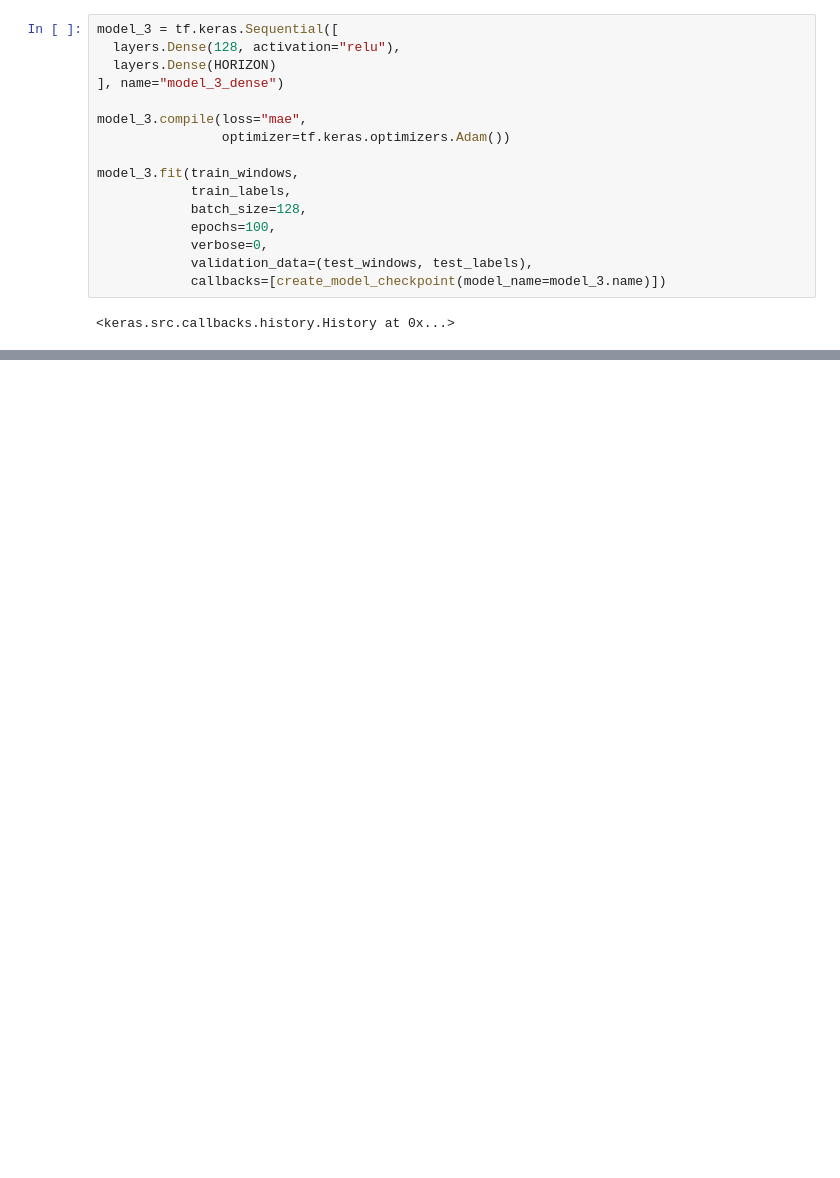
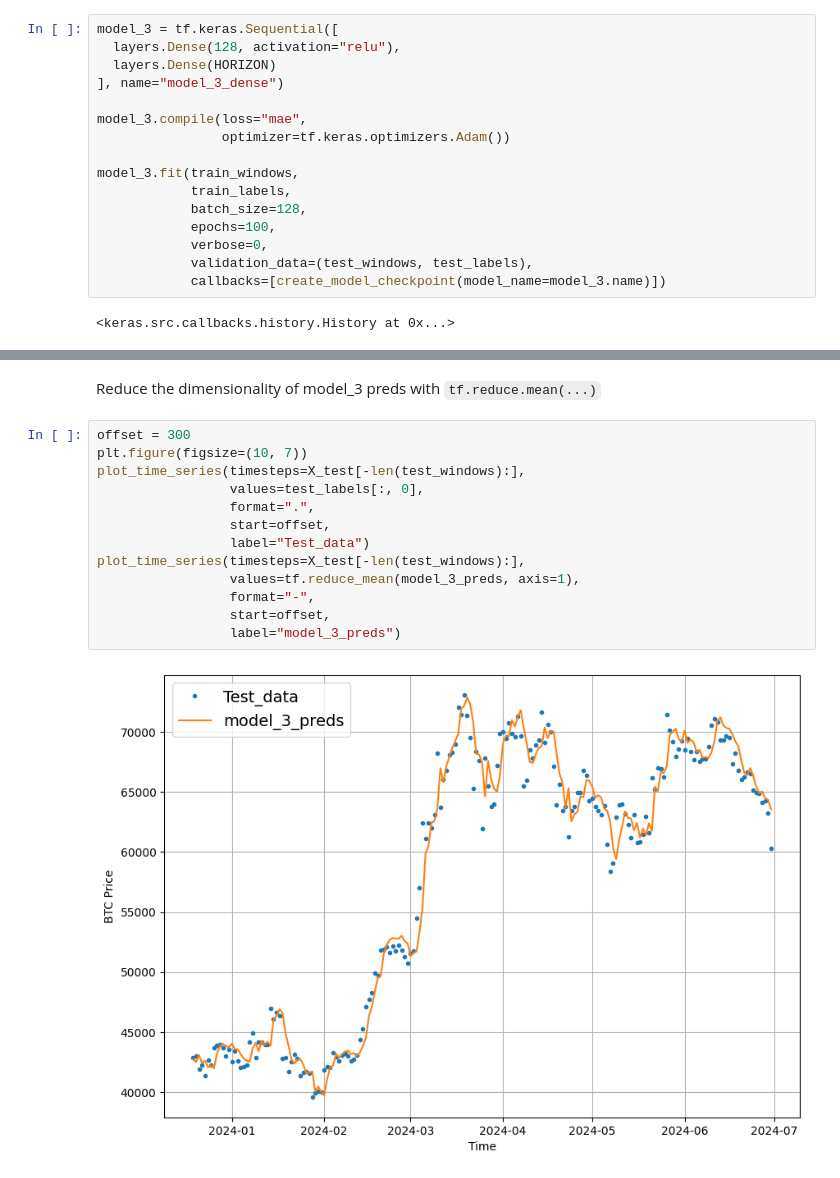
Before and after one commit to lucascarmu/BTC-Price-Predict, a Jupyter notebook: notebooks/BTC_Predict_notebook.ipynb, the cells around one changed output, grey strips where cells are left out. Cells and saved outputs as stored; diff of their text form; blank space fills up the shorter version.

````diff
--- a/notebooks/BTC_Predict_notebook.ipynb
+++ b/notebooks/BTC_Predict_notebook.ipynb
@@ -615,0 +632,17 @@ R^2 Score: 0.9799
+# %% [markdown]
+Reduce the dimensionality of model_3 preds with ```tf.reduce.mean(...)```
+# %%
+offset = 300
+plt.figure(figsize=(10, 7))
+plot_time_series(timesteps=X_test[-len(test_windows):],
+                 values=test_labels[:, 0],
+                 format=".",
+                 start=offset,
+                 label="Test_data")
+plot_time_series(timesteps=X_test[-len(test_windows):],
+                 values=tf.reduce_mean(model_3_preds, axis=1),
+                 format="-",
+                 start=offset,
+                 label="model_3_preds")
+# %% [output]
+[figure, added]
````
Also changed, not shown: parts of 64 cells of this notebook, 7 other files.
